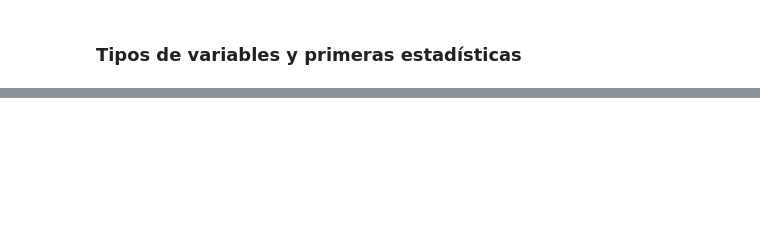
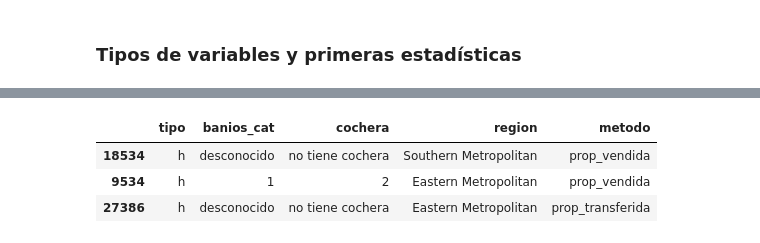
Before and after one commit to carlosrondanp/real_state_analytics-Melbourne, a Jupyter notebook: notebooks/main.ipynb, the cells around one changed output, grey strips where cells are left out. Cells and saved outputs as stored; diff of their text form; code cells hidden in the pictures; blank space fills up the shorter version.

```diff
--- a/notebooks/main.ipynb
+++ b/notebooks/main.ipynb
@@ -126,0 +132,3 @@ df.describe()
+# %%
+X = df.drop(columns=["target"])
+y = np.log1p(df["target"])
@@ -126,0 +139,10 @@ df.describe()
+# %%
+categorical_features = [
+    'tipo', 'banios_cat', 'cochera', 'region', 'metodo'
+]
+
+for col in categorical_features:
+    X[col] = X[col].astype("category")
+# %%
+from sklearn.model_selection import train_test_split
+X_train, X_test, y_train, y_test = train_test_split(X, y, test_size=0.3, random_state=42)
@@ -126,0 +171,20 @@ df.describe()
+# %%
+from sklearn.preprocessing import StandardScaler
+from sklearn.preprocessing import RobustScaler
+from sklearn.preprocessing import MinMaxScaler
+
+numerical_features = ['habitaciones', 'distancia_centro_km', 'nro_prop_en_suburbio',
+       'dif_fechas', 'x', 'y', 'm2', 'Otro_0_5km', 'transp_pub_0_5km',
+       'aliment_ocio_0_5km', 'cult_recre_0_5km', 'finenciero_0_5km',
+       'com_serv_0_5km', 'educ_0_5km', 'social_com_0_5km', 'salud_0_5km',
+       'Otro_1_0km', 'transp_pub_1_0km', 'aliment_ocio_1_0km',
+       'com_serv_1_0km', 'cult_recre_1_0km', 'finenciero_1_0km',
+       'social_com_1_0km', 'educ_1_0km', 'salud_1_0km', 'entorno_nat_1_0km']
+
+scaler = StandardScaler()
+
+X_train_scaled = X_train.copy()
+X_train_scaled[numerical_features] = scaler.fit_transform(X_train[numerical_features])
+
+X_test_scaled = X_test.copy()
+X_test_scaled[numerical_features] = scaler.transform(X_test[numerical_features])
@@ -126,0 +224,7 @@ df.describe()
+# %%
+X_train_scaled.select_dtypes(include = 'category').head(3)
+# %% [output]
+|  | tipo | banios_cat | cochera | region | metodo |
+| 18534 | h | desconocido | no tiene cochera | Southern Metropolitan | prop_vendida |
+| 9534 | h | 1 | 2 | Eastern Metropolitan | prop_vendida |
+| 27386 | h | desconocido | no tiene cochera | Eastern Metropolitan | prop_transferida |
```
Also changed, not shown: parts of 16 cells of this notebook, 10 other files.
